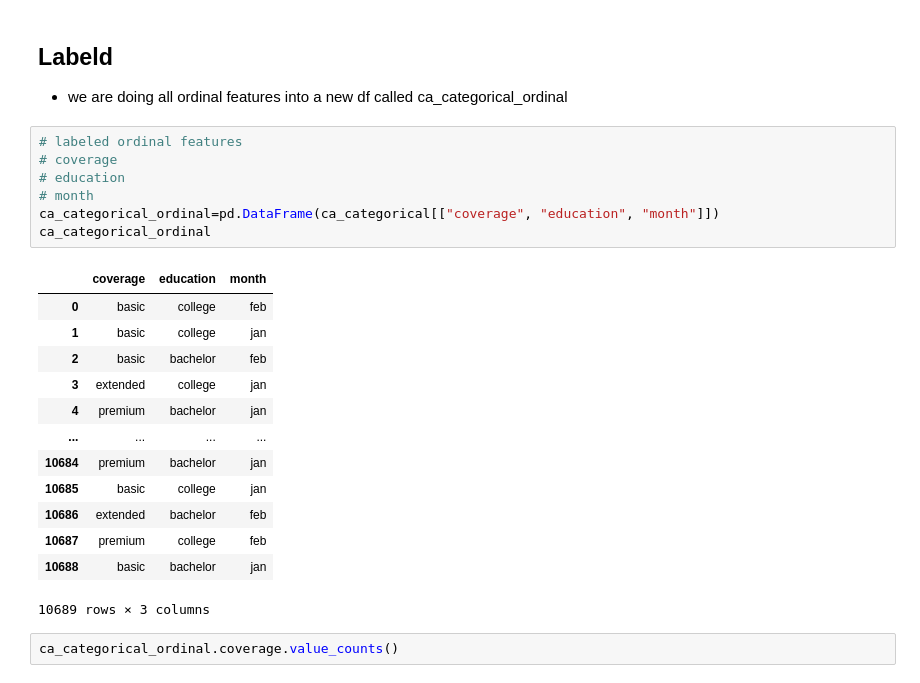
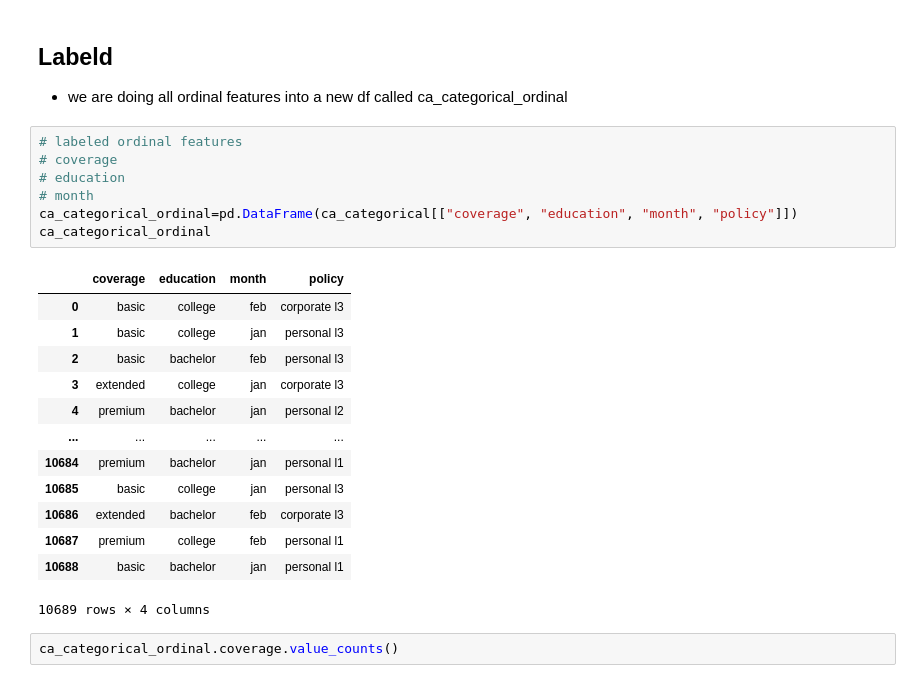
Before and after one commit to ellagoesbeyond/DA_Lab, a Jupyter notebook: week 4/week_four_day_2_LAB_Data Transformation.ipynb, the cells around one changed output. Cells and saved outputs as stored; diff of their text form.

```diff
--- a/week 4/week_four_day_2_LAB_Data Transformation.ipynb
+++ b/week 4/week_four_day_2_LAB_Data Transformation.ipynb
@@ -167,24 +167,24 @@ ca_categorical
 # %%
 # labeled ordinal features
 # coverage
 # education
 # month
-ca_categorical_ordinal=pd.DataFrame(ca_categorical[["coverage", "education", "month"]])
+ca_categorical_ordinal=pd.DataFrame(ca_categorical[["coverage", "education", "month", "policy"]])
 ca_categorical_ordinal
 # %% [output]
-|  | coverage | education | month |
-| 0 | basic | college | feb |
-| 1 | basic | college | jan |
-| 2 | basic | bachelor | feb |
-| 3 | extended | college | jan |
-| 4 | premium | bachelor | jan |
-| ... | ... | ... | ... |
-| 10684 | premium | bachelor | jan |
-| 10685 | basic | college | jan |
-| 10686 | extended | bachelor | feb |
-| 10687 | premium | college | feb |
-| 10688 | basic | bachelor | jan |
+|  | coverage | education | month | policy |
+| 0 | basic | college | feb | corporate l3 |
+| 1 | basic | college | jan | personal l3 |
+| 2 | basic | bachelor | feb | personal l3 |
+| 3 | extended | college | jan | corporate l3 |
+| 4 | premium | bachelor | jan | personal l2 |
+| ... | ... | ... | ... | ... |
+| 10684 | premium | bachelor | jan | personal l1 |
+| 10685 | basic | college | jan | personal l3 |
+| 10686 | extended | bachelor | feb | corporate l3 |
+| 10687 | premium | college | feb | personal l1 |
+| 10688 | basic | bachelor | jan | personal l1 |
-10689 rows × 3 columns
+10689 rows × 4 columns
 # %%
 ca_categorical_ordinal.coverage.value_counts()
 # %% [output]
```
Also changed, not shown: parts of 10 cells of this notebook.
